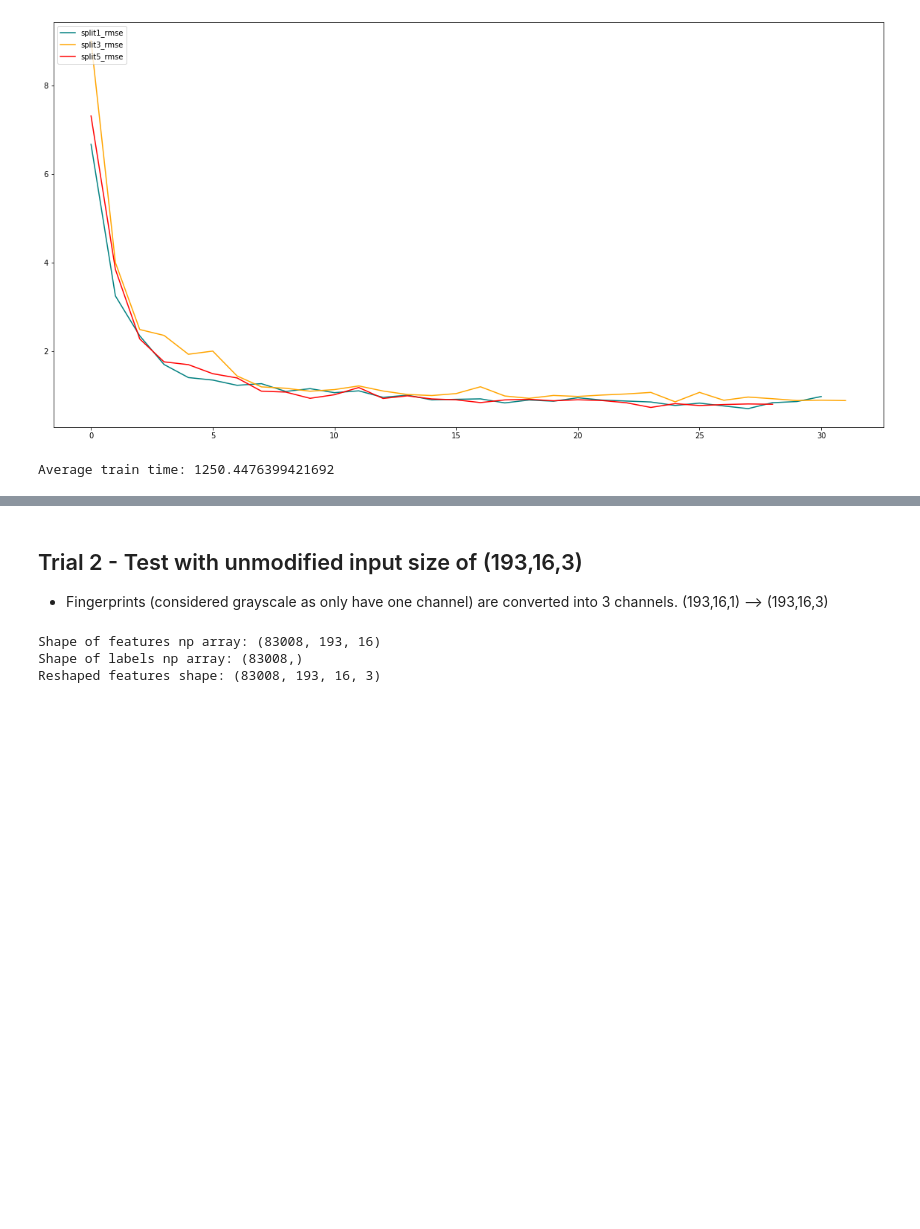
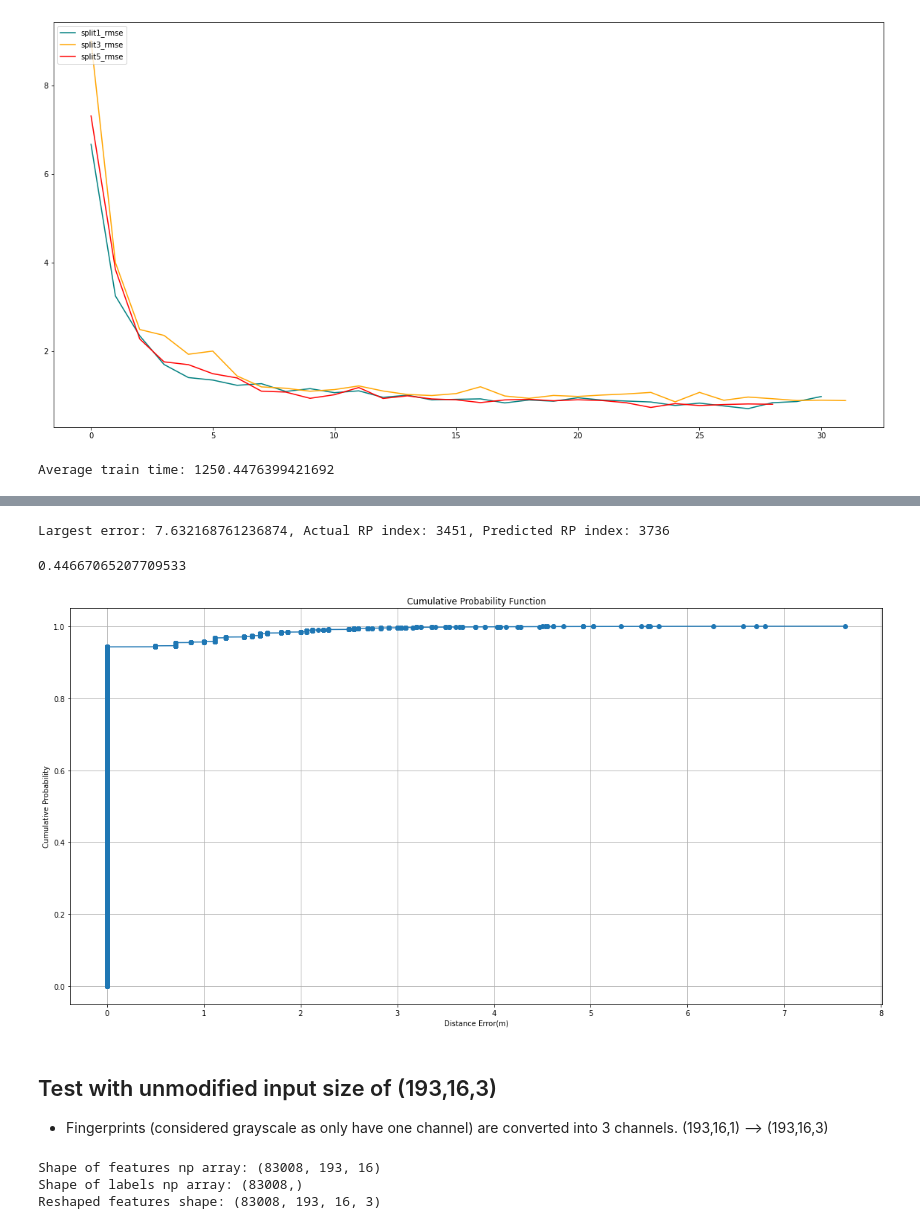
Before and after one commit to jinyangp/dso_localisation, a Jupyter notebook: xception/model_xception.ipynb, the cells around one changed output, grey strips where cells are left out. Cells and saved outputs as stored; diff of their text form; code cells hidden in the pictures; blank space fills up the shorter version.

```diff
--- a/xception/model_xception.ipynb
+++ b/xception/model_xception.ipynb
@@ -437,5 +1151,28 @@ Average train time: 1250.4476399421692
+# %%
+# Test model
+# xception_model = Xception()
+rmse, dist_errors, cdf_vals = xception_model2.test_model("xception_model.h5")
+# %% [output]
+Largest error: 7.632168761236874, Actual RP index: 3451, Predicted RP index: 3736
+# %%
+print(rmse)
+# %% [output]
+0.44667065207709533
+# %%
+import matplotlib.pyplot as plt
+
+plt.rcParams['figure.figsize'] = [20, 10]
+
+plt.plot(dist_errors, cdf_vals, marker='o')
+plt.xlabel('Distance Error(m)')
+plt.ylabel('Cumulative Probability')
+plt.title('Cumulative Probability Function')
+plt.grid(True)
+plt.show()
+# %% [output]
+[figure, added]
 # %% [markdown]
-## Trial 2 - Test with unmodified input size of (193,16,3)
+## Test with unmodified input size of (193,16,3)
 - Fingerprints (considered grayscale as only have one channel) are converted into 3 channels. (193,16,1) --> (193,16,3)
 # %%
 print(f'Shape of features np array: {features.shape}')
```
Also changed, not shown: parts of 21 cells of this notebook.
